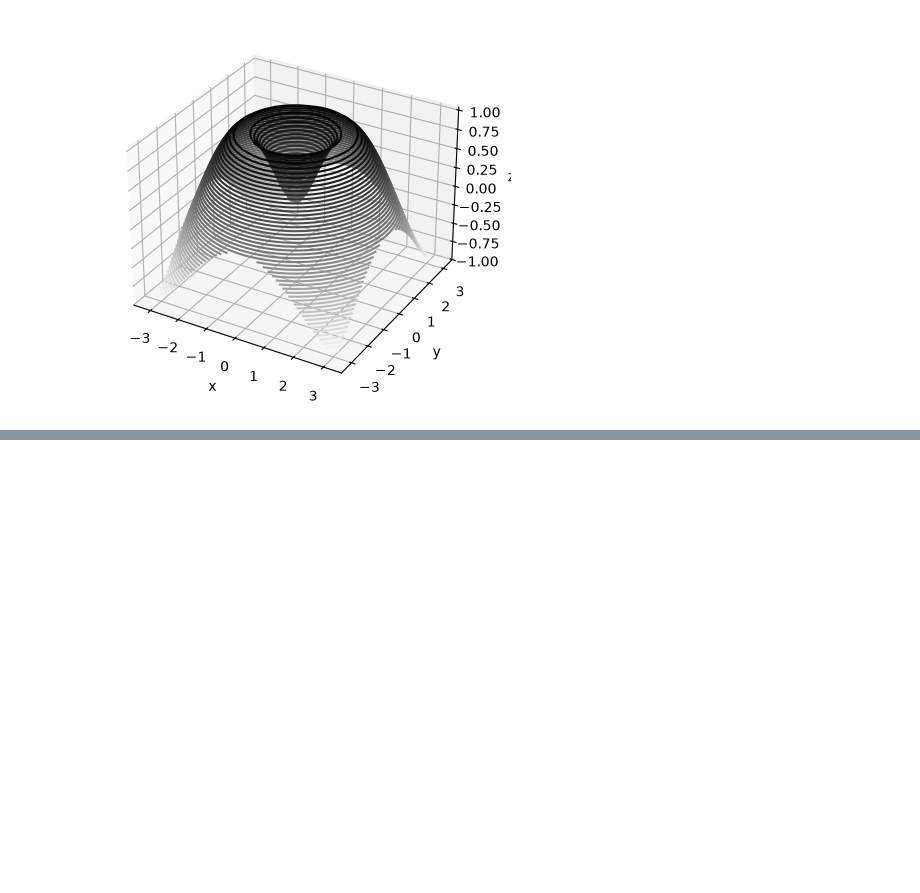
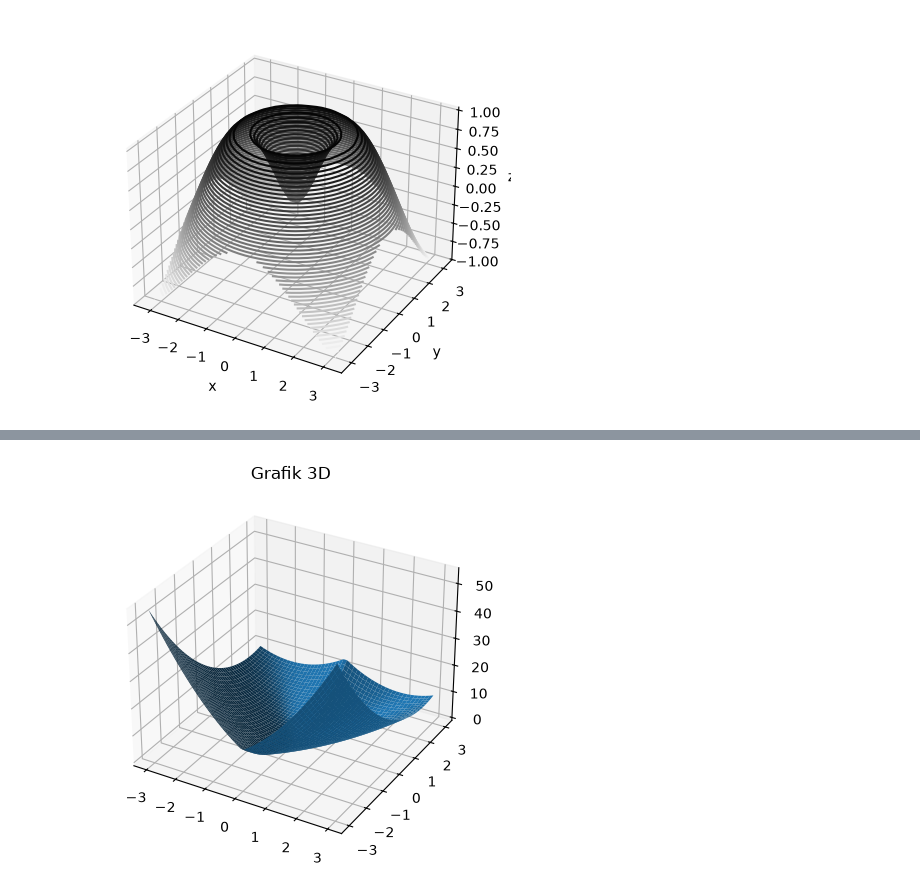
Before and after one commit to YosafatDolok/Matakuliah_Kecerdasan_Buatan, a Jupyter notebook: week1/test.ipynb, the cells around one changed output, grey strips where cells are left out. Cells and saved outputs as stored; diff of their text form; code cells hidden in the pictures; blank space fills up the shorter version.

```diff
--- a/week1/test.ipynb
+++ b/week1/test.ipynb
@@ -704,0 +750,18 @@ ax.set_zlabel('z');
+# %%
+import numpy as np
+import matplotlib.pyplot as plt
+
+x = np.linspace(-3, 3, 50)
+y = np.linspace(-3, 3, 50)
+X, Y = np.meshgrid(x, y)
+
+#soal
+Z = (5*Y/4 - np.abs(X))**2 + X**2
+
+ax = plt.axes(projection='3d')
+ax.plot_surface(X, Y, Z)
+
+plt.title("Grafik 3D")
+plt.show()
+# %% [output]
+[figure, added]
```
Also changed, not shown: parts of 2 cells of this notebook, 1 other file.
